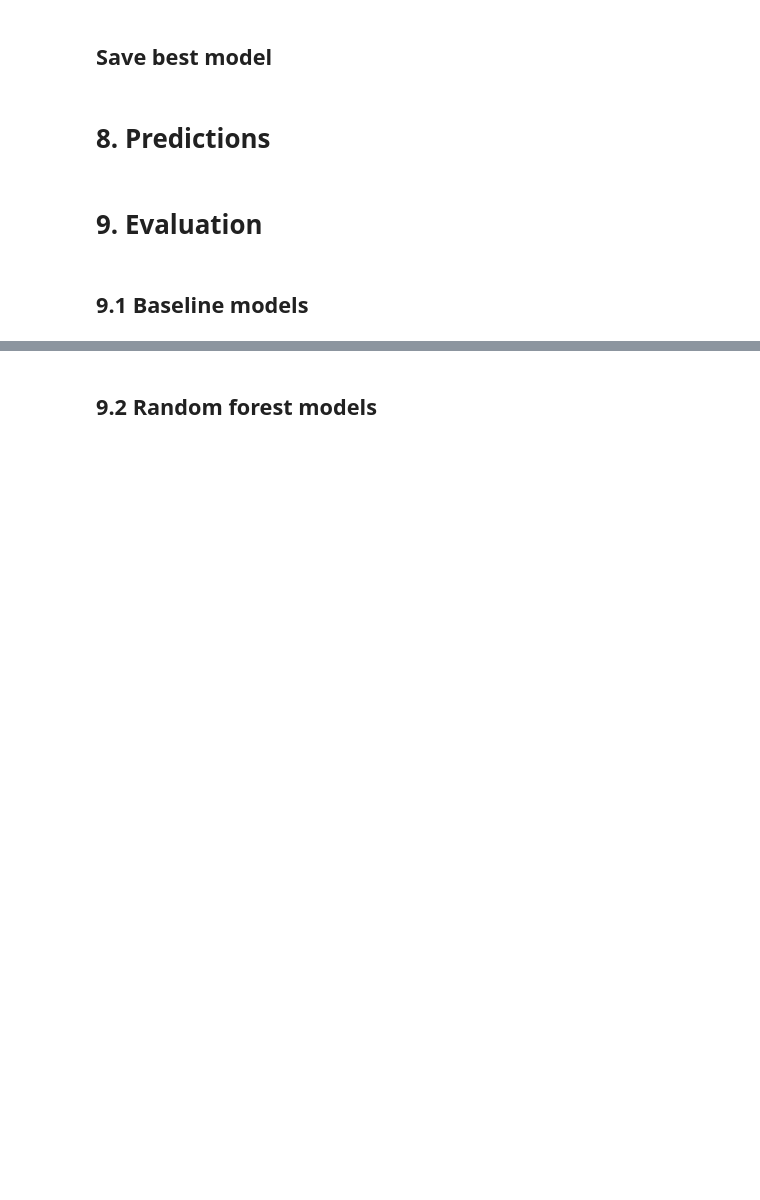
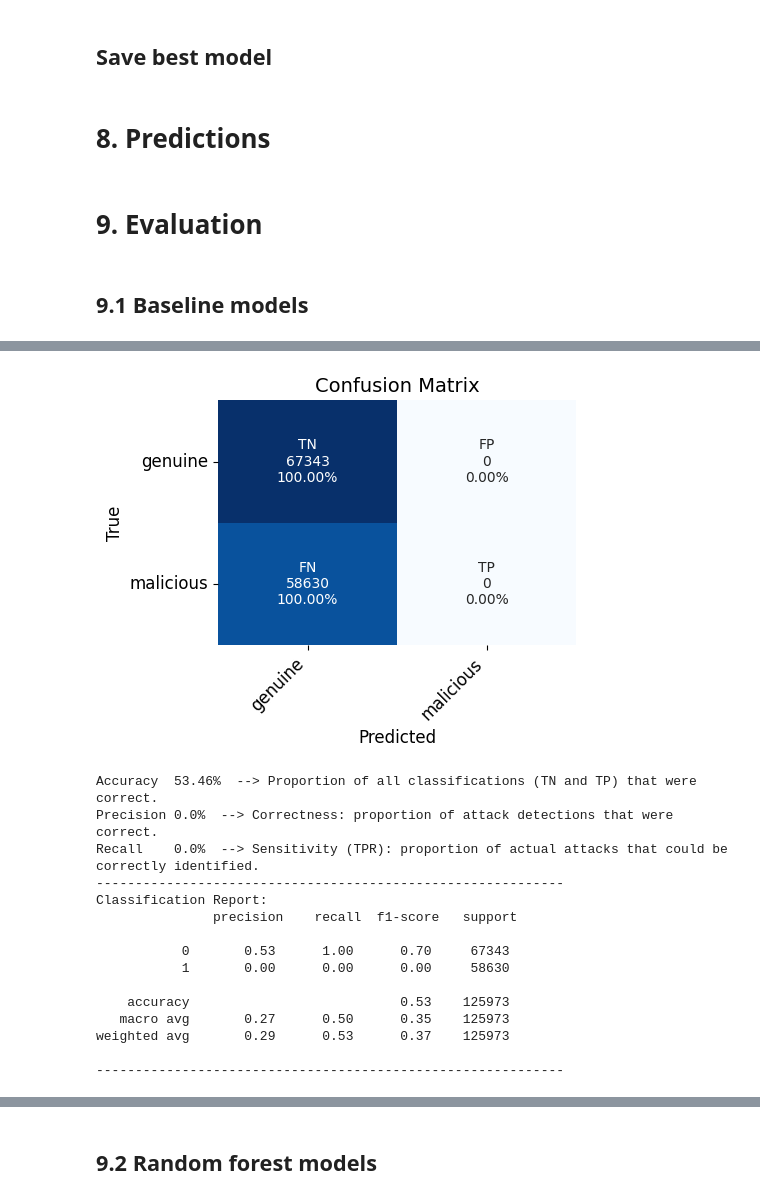
Before and after one commit to A-Lachs/cs-intrusion-detection-system, a Jupyter notebook: model/model.ipynb, the cells around one changed output, grey strips where cells are left out. Saved outputs shown, nothing was run; the diff lists cells and outputs as text; code cells hidden in the pictures; blank space fills up the shorter version.

```diff
--- a/model/model.ipynb
+++ b/model/model.ipynb
@@ -464,6 +603,24 @@ rf_best_result = make_predictions(best_forest_model, X_train, X_test)
 # %%
 # B1 train : always predict 0 (normal network traffic)
 plot_confusion_matrix(y_train, m1_train_pred, ["genuine", "malicious"], normalize='true', verbose=1)
+evaluation_dict = add_stats_to_dict(evaluation_dict, 'BM_genuine','train', y_train, m1_train_pred)
+# %% [output]
+[figure, added]
+Accuracy  53.46%  --> Proportion of all classifications (TN and TP) that were correct.
+Precision 0.0%  --> Correctness: proportion of attack detections that were correct.
+Recall    0.0%  --> Sensitivity (TPR): proportion of actual attacks that could be correctly identified.
+------------------------------------------------------------
+Classification Report:
+               precision    recall  f1-score   support
+
+           0       0.53      1.00      0.70     67343
+           1       0.00      0.00      0.00     58630
+
+    accuracy                           0.53    125973
+   macro avg       0.27      0.50      0.35    125973
+weighted avg       0.29      0.53      0.37    125973
+
+------------------------------------------------------------
 # %%
 # B1 test: always predict 0 (normal network traffic)
 plot_confusion_matrix(y_test, m1_test_pred, ["genuine", "malicious"], normalize='true', verbose=1)
```
Also changed, not shown: parts of 28 cells of this notebook.
